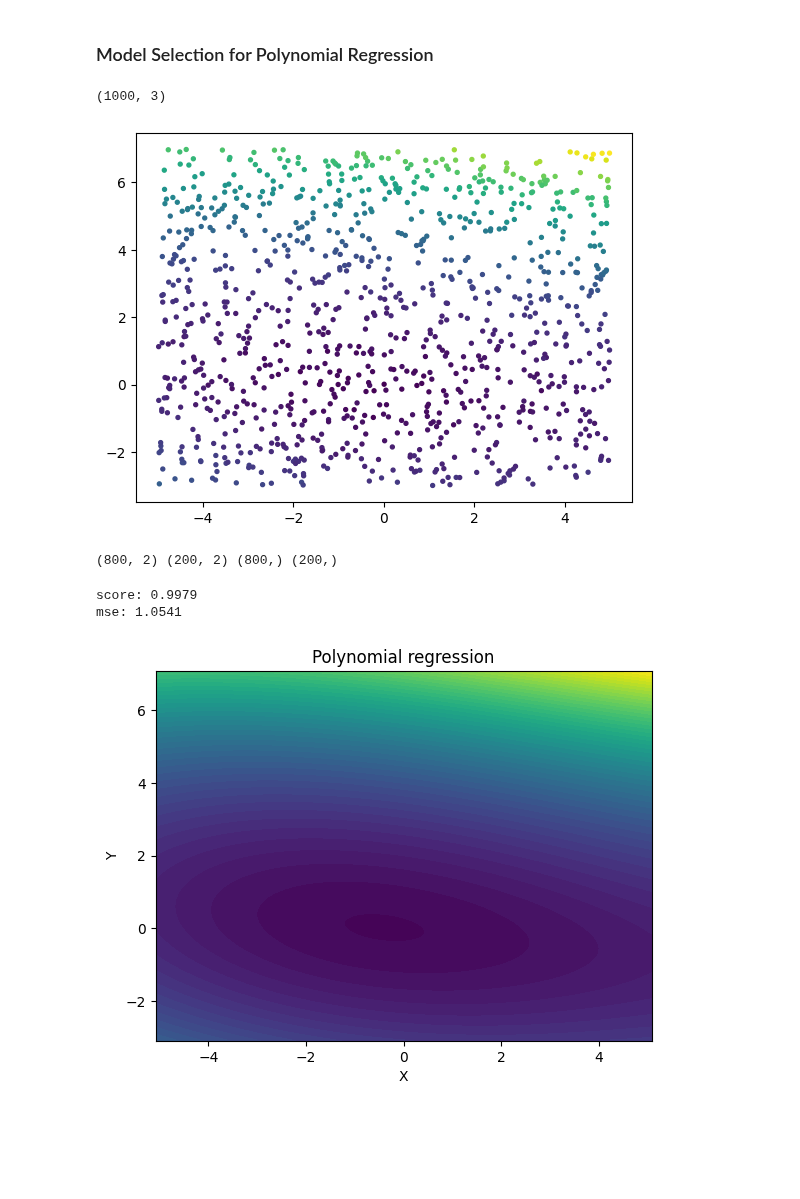
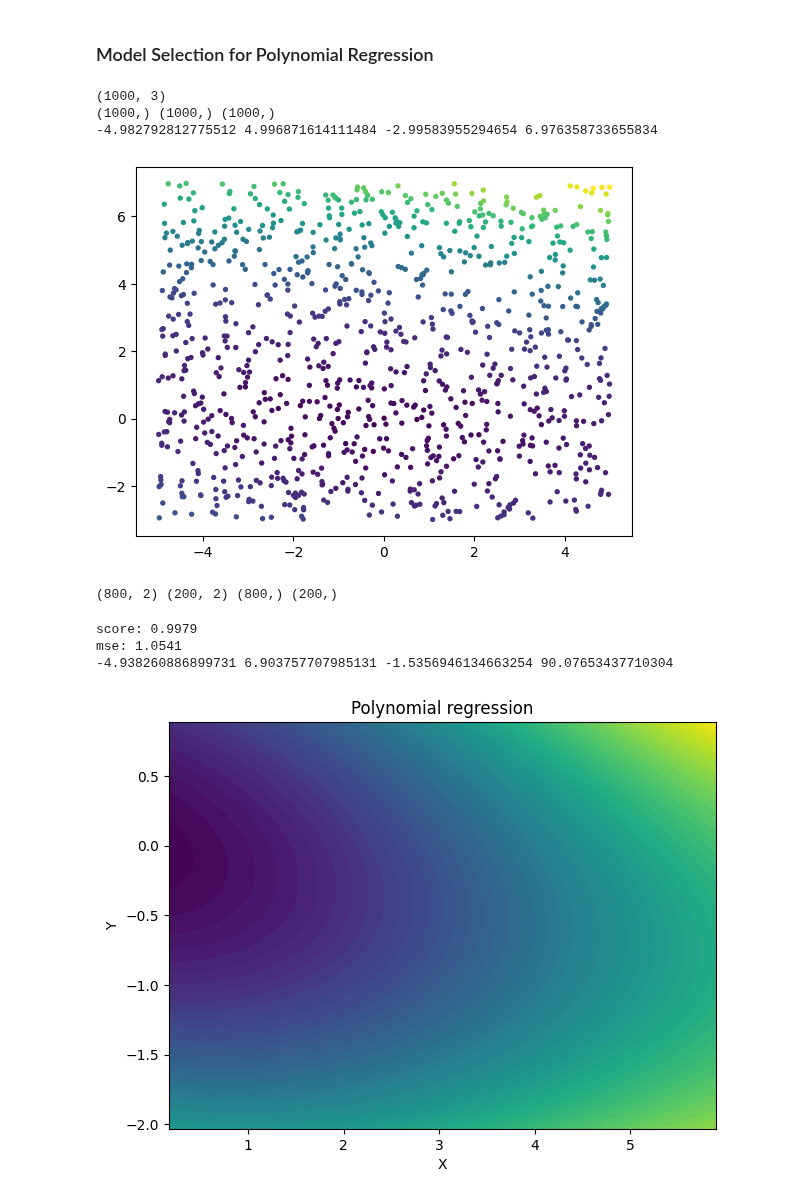
Before and after one commit to vhrollo/3-semester, a Jupyter notebook: INF264/homework/homework4.ipynb, the cells around one changed output. Cells and saved outputs as stored; diff of their text form; code cells hidden in the pictures; blank space fills up the shorter version.

```diff
--- a/INF264/homework/homework4.ipynb
+++ b/INF264/homework/homework4.ipynb
@@ -88,16 +106,16 @@ def plot_decision_boundary(clf, X_train, y_train, X_test, y_test, X, Y, title):
 
 
 def plot_decision_boundary2(clf, X, Y, title):
-
-
-    w0_values = np.arange( X.min() - 0.1, X.max() + 0.1, 0.01)
-    w1_values = np.arange( Y.min() - 0.1, Y.max() + 0.1, 0.01)
+    w0_values = np.arange( X[0].min() - 0.1, X[0].max() + 0.1, 0.01)
+    w1_values = np.arange( X[1].min() - 0.1, X[1].max() + 0.1, 0.01)
+    print(X.min(), X.max(), Y.min(), Y.max())
     W0, W1 = np.meshgrid(w0_values, w1_values)
     grid = np.c_[W0.ravel(), W1.ravel()]
     Z = clf.predict(grid).reshape(W0.shape)
     plt.contourf(W0, W1, Z, levels=60)
     plt.xlabel('X')
     plt.ylabel('Y')
+    plt.tight_layout()
     plt.title(title)
     plt.show()
 # %%
@@ -131,10 +148,15 @@ plot_decision_boundary(clf, X_train, y_train, X_test, y_test, X, Y, 'SVM with rb
 # %%
 datapoints = np.load('poly_dataset.npy')
 X, Y, label = datapoints[:,0], datapoints[:,1], datapoints[:,2]
+print(datapoints.shape)
+print(X.shape, Y.shape, label.shape)
+print(X.min(), X.max(), Y.min(), Y.max())
 plt.scatter(X,Y,8, label)
 plt.show()
 # %% [output]
 (1000, 3)
+(1000,) (1000,) (1000,)
+-4.982792812775512 4.996871614111484 -2.99583955294654 6.976358733655834
 [figure]
 # %%
 X_train, X_test, y_train, y_test = train_test_split(
@@ -160,32 +191,38 @@ def fit_polynomial(x, y, degree, ridge):
 # %%
 grid = {
     'degree': [1,2,3,4,5,6],
-    'C': [0.0, 0.001, 0.01, 0.1],
+    'alpha': [0.0, 0.001, 0.01, 0.1, 1.0],
 }
-params = it.product(grid['degree'], grid['C'])
-kfold = KFold(n_splits=5, shuffle=True, random_state=seed)
+def get_best_params(grid, X_train, y_train):
+    params = it.product(grid['degree'], grid['alpha'])
+    kfold = KFold(n_splits=5, shuffle=True, random_state=seed)
+    score = []
+    for param in params:
+        mse = []
+        for train_index, test_index in kfold.split(X_train):
+            X_train_fold, X_test_fold = X_train[train_index], X_train[test_index]
+            y_train_fold, y_test_fold = y_train[train_index], y_train[test_index]
+            model = fit_polynomial(X_train_fold, y_train_fold, param[0], param[1])
+            y_pred = model.predict(X_test_fold)
+            mse.append(mean_squared_error(y_test_fold, y_pred))
+        score.append((param, np.mean(mse)))
 
-score = []
-for param in params:
-    mse = []
-    for train_index, test_index in kfold.split(X_train):
-        X_train_fold, X_test_fold = X_train[train_index], X_train[test_index]
-        y_train_fold, y_test_fold = y_train[train_index], y_train[test_index]
-        model = fit_polynomial(X_train_fold, y_train_fold, param[0], param[1])
-        y_pred = model.predict(X_test_fold)
-        mse.append(mean_squared_error(y_test_fold, y_pred))
-    score.append((param, np.mean(mse)))
+    return min(score, key=lambda x: x[1])[0]
 
-best_param = min(score, key=lambda x: x[1])[0]
+
+
+
+best_param = get_best_params(grid, X_train, y_train)
 
 model = fit_polynomial(X_train, y_train, best_param[0], best_param[1])
 y_pred = model.predict(X_test)
 print(f"score: {model.score(X_test, y_test):.4f}")
 print(f"mse: {mean_squared_error(y_test, y_pred):.4f}")
 
 
-plot_decision_boundary2(model, X, Y, 'Polynomial regression')
+plot_decision_boundary2(model, X_test, y_test, 'Polynomial regression')
 # %% [output]
 score: 0.9979
 mse: 1.0541
+-4.938260886899731 6.903757707985131 -1.5356946134663254 90.07653437710304
-[figure, old version]
+[figure, new version]
```
Also changed, not shown: parts of 11 cells of this notebook.
